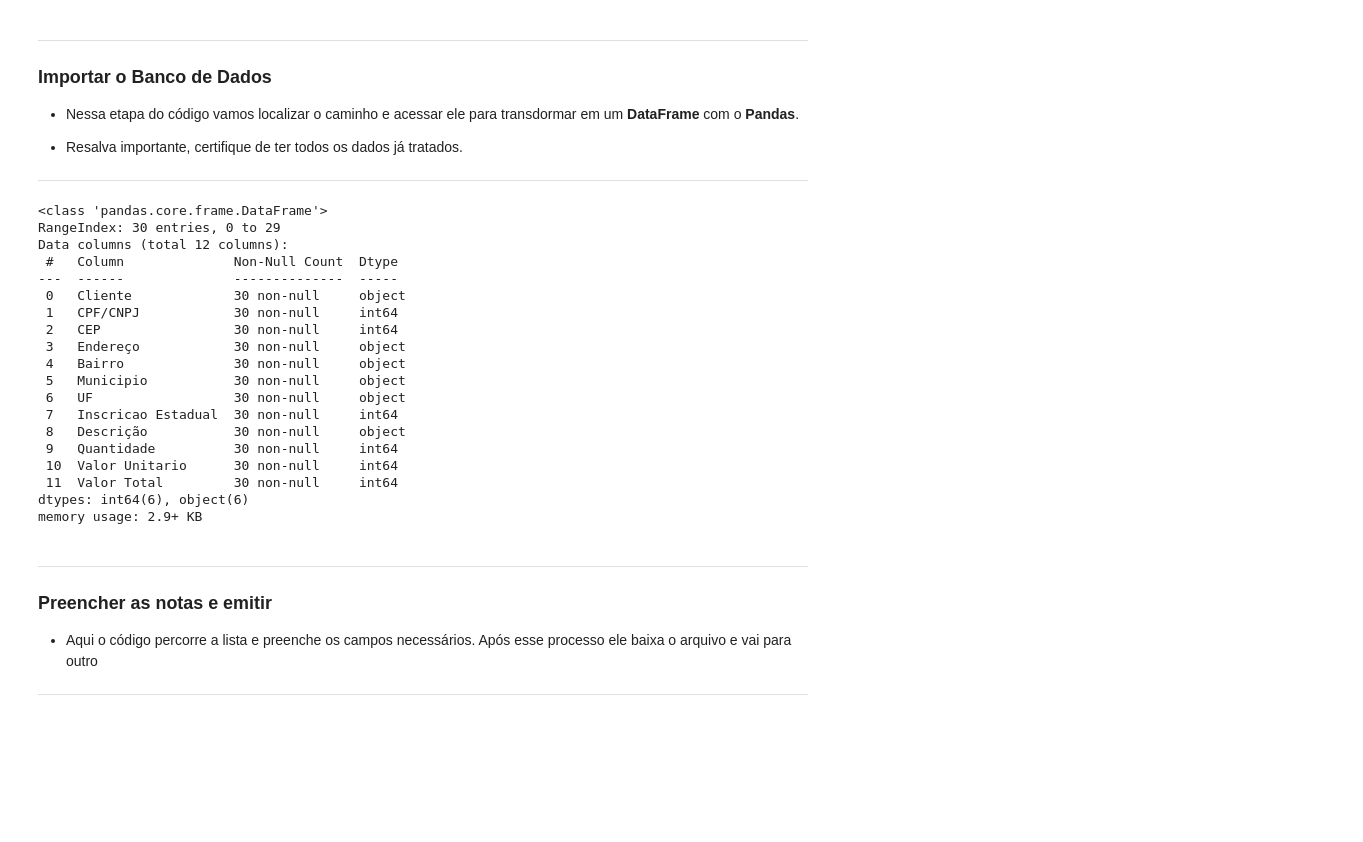
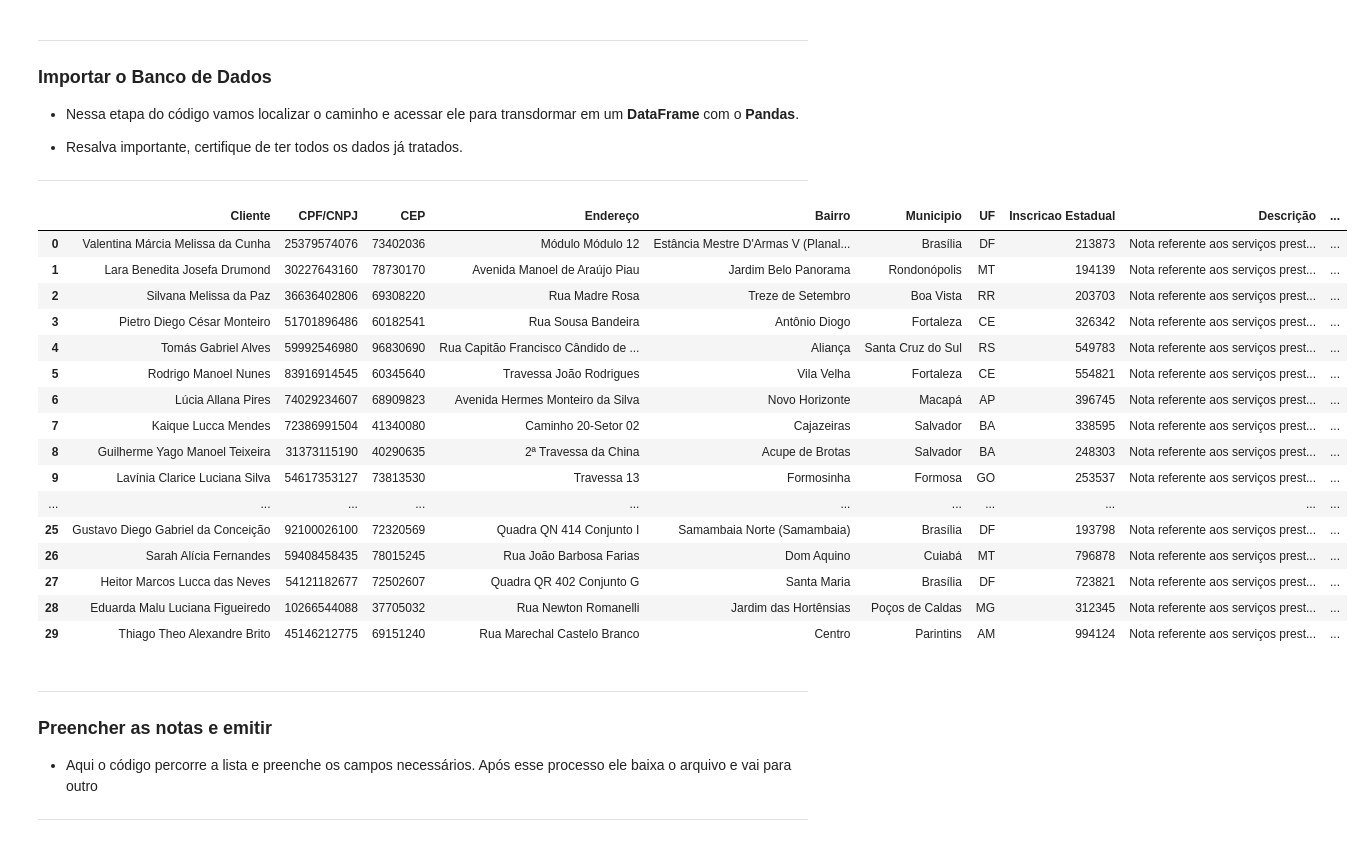
Before and after one commit to guilhptg/EmissaoNotasFiscais, a Jupyter notebook: auto_issue_invoices.ipynb, the cells around one changed output. Saved outputs shown, nothing was run; the diff lists cells and outputs as text; code cells hidden in the pictures; blank space fills up the shorter version.

```diff
--- a/auto_issue_invoices.ipynb
+++ b/auto_issue_invoices.ipynb
@@ -64,33 +64,31 @@ file:///home/usuario/Documentos/GitHub/EmissaoNotasFiscais/templates/login.html
 # %%
 import pandas as pd
 import os
 
 caminho = 'file://' + os.getcwd()
 notas_emitir_excel = caminho + '/data/invoice_to_issue.xlsx'
 
 df_notas = pd.read_excel(notas_emitir_excel)
 
-df_notas.info()
+display(df_notas)
 # %% [output]
-<class 'pandas.core.frame.DataFrame'>
-RangeIndex: 30 entries, 0 to 29
-Data columns (total 12 columns):
- #   Column              Non-Null Count  Dtype
----  ------              --------------  -----
- 0   Cliente             30 non-null     object
- 1   CPF/CNPJ            30 non-null     int64
- 2   CEP                 30 non-null     int64
- 3   Endereço            30 non-null     object
- 4   Bairro              30 non-null     object
- 5   Municipio           30 non-null     object
- 6   UF                  30 non-null     object
- 7   Inscricao Estadual  30 non-null     int64
- 8   Descrição           30 non-null     object
- 9   Quantidade          30 non-null     int64
- 10  Valor Unitario      30 non-null     int64
- 11  Valor Total         30 non-null     int64
-dtypes: int64(6), object(6)
-memory usage: 2.9+ KB
+|  | Cliente | CPF/CNPJ | CEP | Endereço | Bairro | Municipio | UF | Inscricao Estadual | Descrição | ... |
+| 0 | Valentina Márcia Melissa da Cunha | 25379574076 | 73402036 | Módulo Módulo 12 | Estância Mestre D'Armas V (Planal... | Brasília | DF | 213873 | Nota referente aos serviços prest... | ... |
+| 1 | Lara Benedita Josefa Drumond | 30227643160 | 78730170 | Avenida Manoel de Araújo Piau | Jardim Belo Panorama | Rondonópolis | MT | 194139 | Nota referente aos serviços prest... | ... |
+| 2 | Silvana Melissa da Paz | 36636402806 | 69308220 | Rua Madre Rosa | Treze de Setembro | Boa Vista | RR | 203703 | Nota referente aos serviços prest... | ... |
+| 3 | Pietro Diego César Monteiro | 51701896486 | 60182541 | Rua Sousa Bandeira | Antônio Diogo | Fortaleza | CE | 326342 | Nota referente aos serviços prest... | ... |
+| 4 | Tomás Gabriel Alves | 59992546980 | 96830690 | Rua Capitão Francisco Cândido de ... | Aliança | Santa Cruz do Sul | RS | 549783 | Nota referente aos serviços prest... | ... |
+| 5 | Rodrigo Manoel Nunes | 83916914545 | 60345640 | Travessa João Rodrigues | Vila Velha | Fortaleza | CE | 554821 | Nota referente aos serviços prest... | ... |
+| 6 | Lúcia Allana Pires | 74029234607 | 68909823 | Avenida Hermes Monteiro da Silva | Novo Horizonte | Macapá | AP | 396745 | Nota referente aos serviços prest... | ... |
+| 7 | Kaique Lucca Mendes | 72386991504 | 41340080 | Caminho 20-Setor 02 | Cajazeiras | Salvador | BA | 338595 | Nota referente aos serviços prest... | ... |
+| 8 | Guilherme Yago Manoel Teixeira | 31373115190 | 40290635 | 2ª Travessa da China | Acupe de Brotas | Salvador | BA | 248303 | Nota referente aos serviços prest... | ... |
+| 9 | Lavínia Clarice Luciana Silva | 54617353127 | 73813530 | Travessa 13 | Formosinha | Formosa | GO | 253537 | Nota referente aos serviços prest... | ... |
+| ... | ... | ... | ... | ... | ... | ... | ... | ... | ... | ... |
+| 25 | Gustavo Diego Gabriel da Conceição | 92100026100 | 72320569 | Quadra QN 414 Conjunto I | Samambaia Norte (Samambaia) | Brasília | DF | 193798 | Nota referente aos serviços prest... | ... |
+| 26 | Sarah Alícia Fernandes | 59408458435 | 78015245 | Rua João Barbosa Farias | Dom Aquino | Cuiabá | MT | 796878 | Nota referente aos serviços prest... | ... |
+| 27 | Heitor Marcos Lucca das Neves | 54121182677 | 72502607 | Quadra QR 402 Conjunto G | Santa Maria | Brasília | DF | 723821 | Nota referente aos serviços prest... | ... |
+| 28 | Eduarda Malu Luciana Figueiredo | 10266544088 | 37705032 | Rua Newton Romanelli | Jardim das Hortênsias | Poços de Caldas | MG | 312345 | Nota referente aos serviços prest... | ... |
+| 29 | Thiago Theo Alexandre Brito | 45146212775 | 69151240 | Rua Marechal Castelo Branco | Centro | Parintins | AM | 994124 | Nota referente aos serviços prest... | ... |
 # %% [markdown]
 ---
 
```
